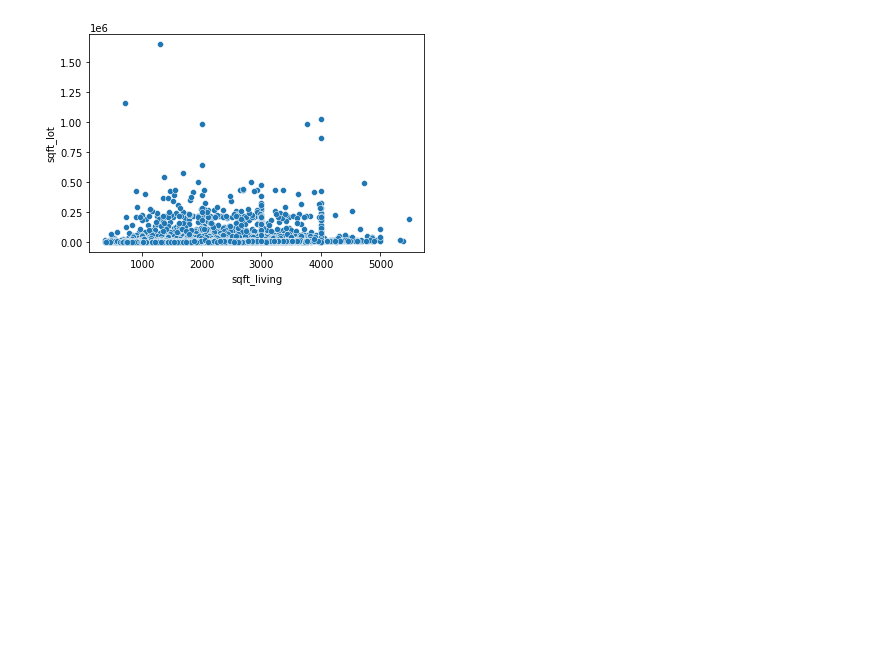
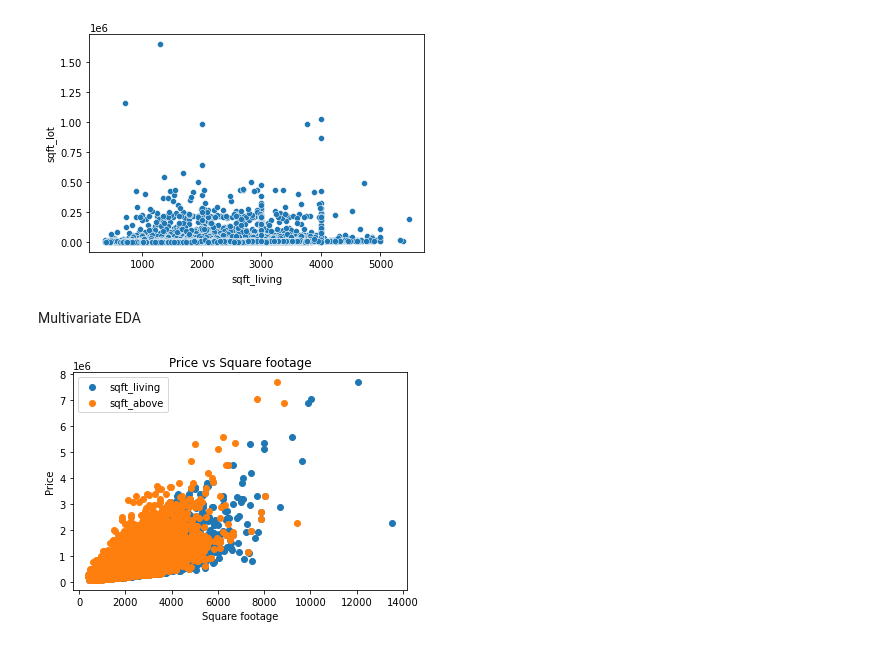
Before and after one commit to billymwangi/project-phase-2, a Jupyter notebook: student d.ipynb, the cells around one changed output. Saved outputs shown, nothing was run; the diff lists cells and outputs as text; code cells hidden in the pictures; blank space fills up the shorter version.

```diff
--- a/student d.ipynb
+++ b/student d.ipynb
@@ -480,3 +484,15 @@ plt.show()
 [figure]
 [figure]
 [figure]
+# %% [markdown]
+Multivariate EDA
+# %%
+plt.scatter(kc_data['sqft_living'], kc_data['price'], label='sqft_living')
+plt.scatter(kc_data['sqft_above'], kc_data['price'], label='sqft_above')
+plt.xlabel('Square footage')
+plt.ylabel('Price')
+plt.title('Price vs Square footage')
+plt.legend()
+plt.show()
+# %% [output]
+[figure, added]
```
Also changed, not shown: parts of 3 cells of this notebook.
